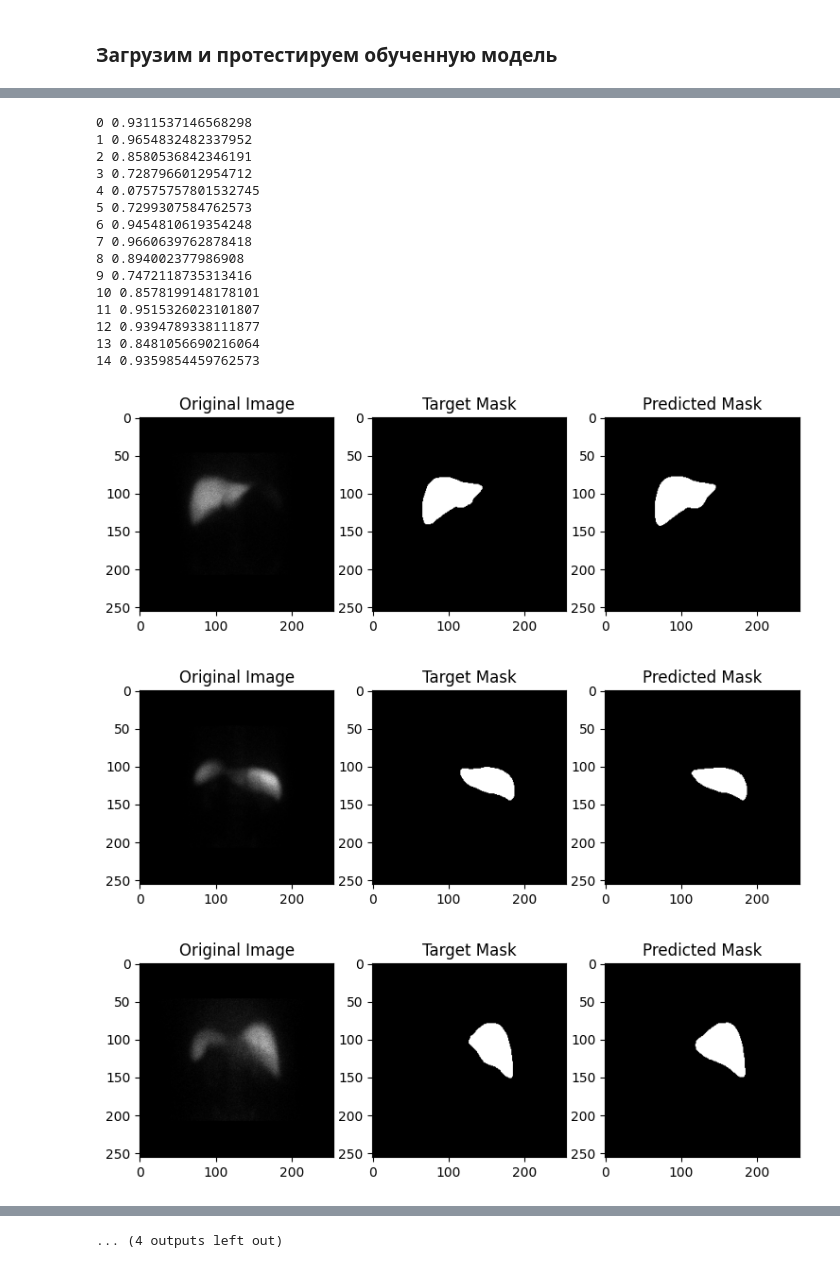
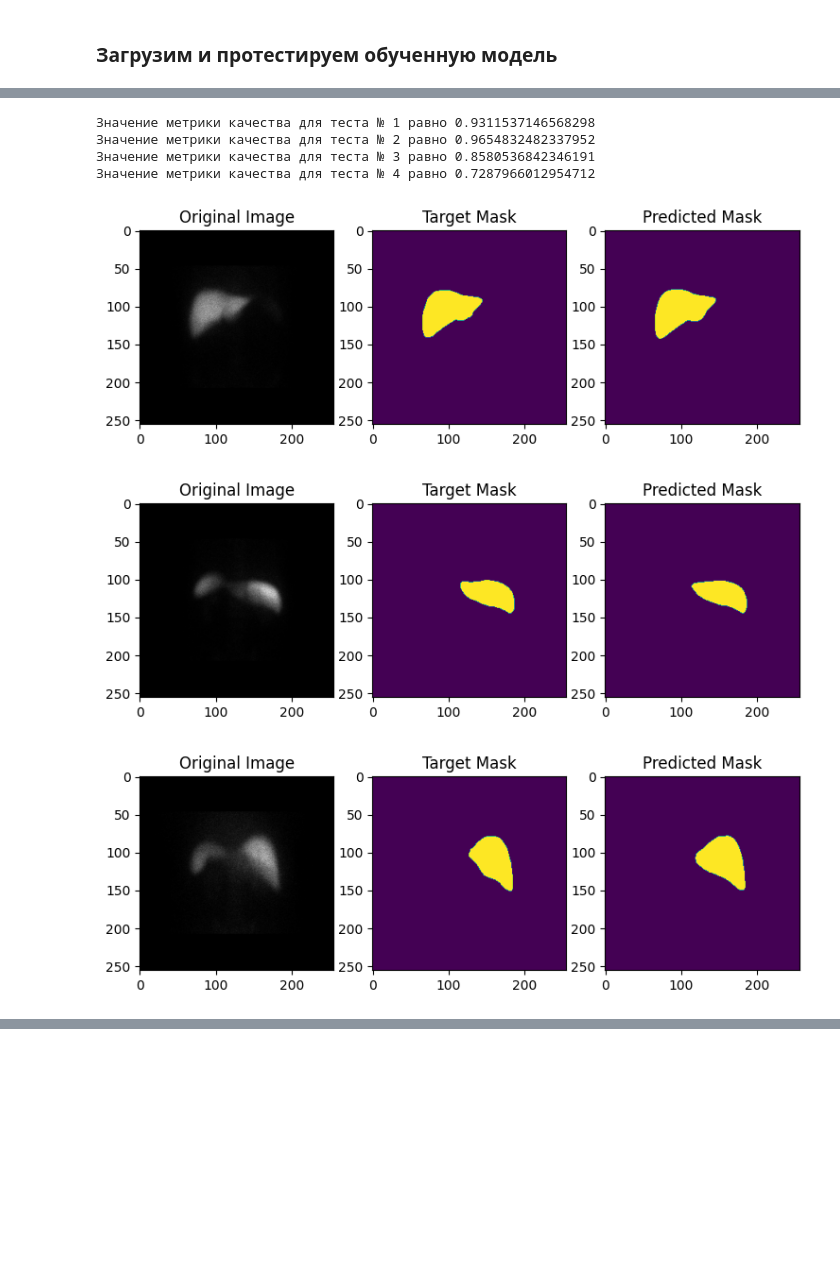
Before and after one commit to dev1cezzzzz/segmentation, a Jupyter notebook: segmentation/main.ipynb, the cells around one changed output, grey strips where cells are left out. Cells and saved outputs as stored; diff of their text form; code cells hidden in the pictures; blank space fills up the shorter version.

```diff
--- a/segmentation/main.ipynb
+++ b/segmentation/main.ipynb
@@ -236,41 +236,29 @@ UNet(
   )
 )
 # %%
-
-for i in range(15):
+for i in range(4):
     sample_idx = i
     image, target = test_dataset[sample_idx]
     thresold = 0.75
     preds = model(image.unsqueeze(0).to(DEVICE))
     f_preds = F.sigmoid(preds).squeeze(0)
     binary_preds = (f_preds > thresold)
     fig, ax = plt.subplots(1, 3, figsize=(9, 18))
     original_image = image.numpy().transpose(1, 2, 0).astype(np.uint8)
     ax[0].imshow(original_image)
     ax[0].set_title("Original Image")
     target_mask = target.numpy().transpose(1, 2, 0).astype(np.uint8)
-    ax[1].imshow(target_mask, cmap="gray")
+    ax[1].imshow(target_mask)
     ax[1].set_title("Target Mask")
     predicted_mask = binary_preds.cpu().numpy()[0]
-    ax[2].imshow(predicted_mask, cmap="gray")
+    ax[2].imshow(predicted_mask)
     ax[2].set_title("Predicted Mask")
-    print(i, metric_fn(preds, target.unsqueeze(0)).item())
+    print("Значение метрики качества для теста №", i+1, "равно", metric_fn(preds, target.unsqueeze(0)).item())
 # %% [output]
-0 0.9311537146568298
-1 0.9654832482337952
-2 0.8580536842346191
-3 0.7287966012954712
-4 0.07575757801532745
-5 0.7299307584762573
-6 0.9454810619354248
-7 0.9660639762878418
-8 0.894002377986908
-9 0.7472118735313416
-10 0.8578199148178101
-11 0.9515326023101807
-12 0.9394789338111877
-13 0.8481056690216064
-14 0.9359854459762573
+Значение метрики качества для теста № 1 равно 0.9311537146568298
+Значение метрики качества для теста № 2 равно 0.9654832482337952
+Значение метрики качества для теста № 3 равно 0.8580536842346191
+Значение метрики качества для теста № 4 равно 0.7287966012954712
-[figure, old version]
+[figure, new version]
-[figure, old version]
+[figure, new version]
-[figure, old version]
+[figure, new version]
@@ -285 +265,0 @@ for i in range(15):
-... (4 outputs left out)
```
Also changed, not shown: parts of 3 cells of this notebook.
